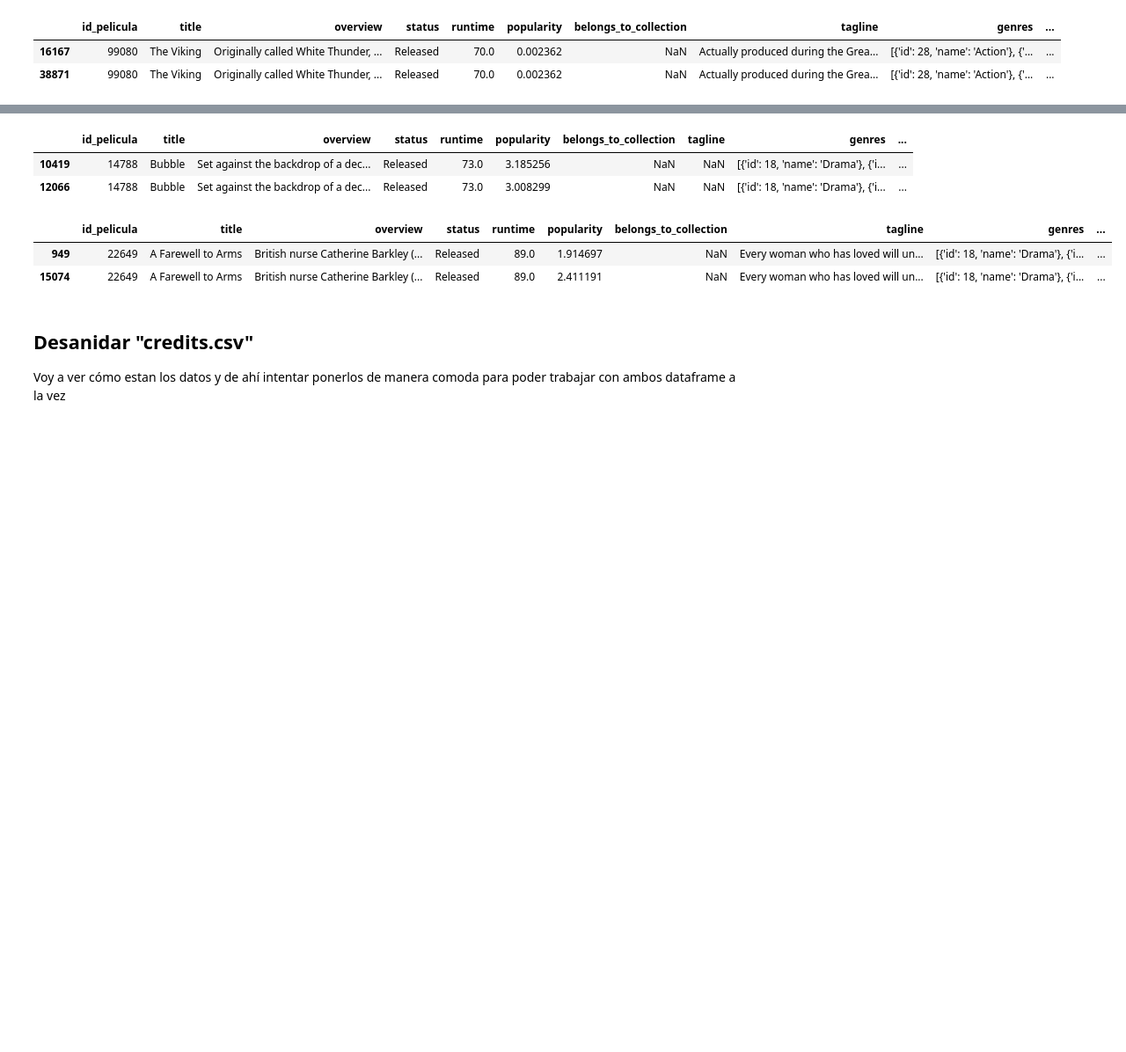
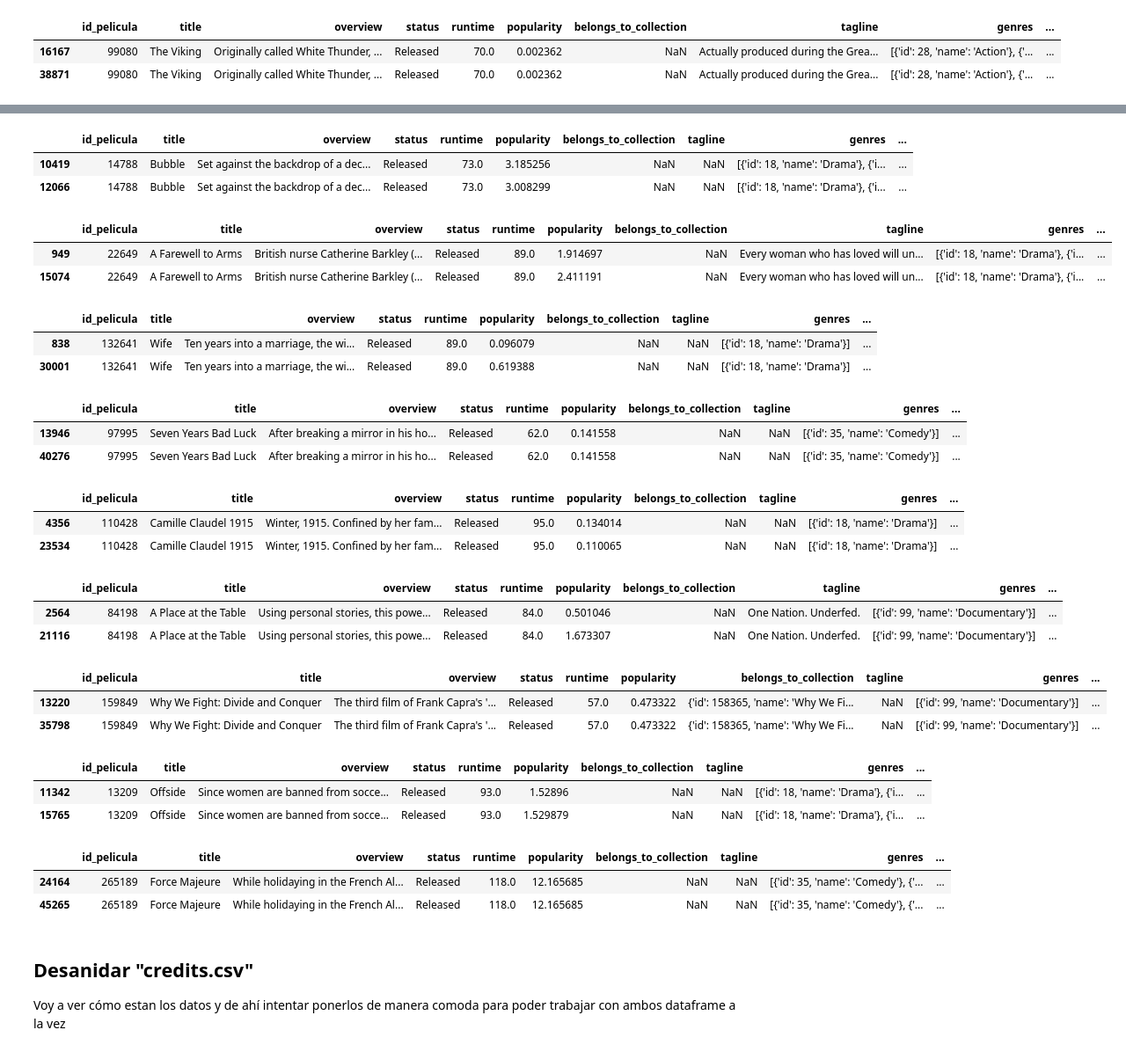
Before and after one commit to A-Lasso/Proyecto_Individual1, a Jupyter notebook: ETL.ipynb, the cells around one changed output, grey strips where cells are left out. Shown at 88% size. Drawn from its saved outputs; the diff is of its cells as text; code cells hidden in the pictures; blank space fills up the shorter version.

```diff
--- a/ETL.ipynb
+++ b/ETL.ipynb
@@ -340,18 +342,65 @@ data[data['id_pelicula']==12600]
 |  | id_pelicula | title | overview | status | runtime | popularity | belongs_to_collection | tagline | genres | ... |
 | 5535 | 12600 | Pokémon 4Ever: Celebi - Voice of ... | All your favorite Pokémon charact... | Released | 75.0 | 7.072301 | {'id': 34055, 'name': 'Pokémon Co... | NaN | [{'id': 12, 'name': 'Adventure'},... | ... |
 | 44826 | 12600 | Pokémon 4Ever: Celebi - Voice of ... | All your favorite Pokémon charact... | Released | 75.0 | 6.080108 | {'id': 34055, 'name': 'Pokémon Co... | NaN | [{'id': 12, 'name': 'Adventure'},... | ... |
+# %%
+data[data['id_pelicula']==14788]
+# Diferencia en popularidad
+# %% [output]
+|  | id_pelicula | title | overview | status | runtime | popularity | belongs_to_collection | tagline | genres | ... |
+| 10419 | 14788 | Bubble | Set against the backdrop of a dec... | Released | 73.0 | 3.185256 | NaN | NaN | [{'id': 18, 'name': 'Drama'}, {'i... | ... |
+| 12066 | 14788 | Bubble | Set against the backdrop of a dec... | Released | 73.0 | 3.008299 | NaN | NaN | [{'id': 18, 'name': 'Drama'}, {'i... | ... |
+# %%
+data[data['id_pelicula']==22649]
+# Diferencia en popularidad
+# %% [output]
+|  | id_pelicula | title | overview | status | runtime | popularity | belongs_to_collection | tagline | genres | ... |
+| 949 | 22649 | A Farewell to Arms | British nurse Catherine Barkley (... | Released | 89.0 | 1.914697 | NaN | Every woman who has loved will un... | [{'id': 18, 'name': 'Drama'}, {'i... | ... |
+| 15074 | 22649 | A Farewell to Arms | British nurse Catherine Barkley (... | Released | 89.0 | 2.411191 | NaN | Every woman who has loved will un... | [{'id': 18, 'name': 'Drama'}, {'i... | ... |
+# %%
+data[data['id_pelicula']==132641]
+# distinta popularidad
+# %% [output]
+|  | id_pelicula | title | overview | status | runtime | popularity | belongs_to_collection | tagline | genres | ... |
+| 838 | 132641 | Wife | Ten years into a marriage, the wi... | Released | 89.0 | 0.096079 | NaN | NaN | [{'id': 18, 'name': 'Drama'}] | ... |
+| 30001 | 132641 | Wife | Ten years into a marriage, the wi... | Released | 89.0 | 0.619388 | NaN | NaN | [{'id': 18, 'name': 'Drama'}] | ... |
+# %%
+data[data['id_pelicula']==97995]
+# iguales(muy probablemente una pequeña diferencia en los strings de descripción)
+# %% [output]
+|  | id_pelicula | title | overview | status | runtime | popularity | belongs_to_collection | tagline | genres | ... |
+| 13946 | 97995 | Seven Years Bad Luck | After breaking a mirror in his ho... | Released | 62.0 | 0.141558 | NaN | NaN | [{'id': 35, 'name': 'Comedy'}] | ... |
+| 40276 | 97995 | Seven Years Bad Luck | After breaking a mirror in his ho... | Released | 62.0 | 0.141558 | NaN | NaN | [{'id': 35, 'name': 'Comedy'}] | ... |
+# %%
+data[data['id_pelicula']==110428]
+# Diferencia de popularidad
+# %% [output]
+|  | id_pelicula | title | overview | status | runtime | popularity | belongs_to_collection | tagline | genres | ... |
+| 4356 | 110428 | Camille Claudel 1915 | Winter, 1915. Confined by her fam... | Released | 95.0 | 0.134014 | NaN | NaN | [{'id': 18, 'name': 'Drama'}] | ... |
+| 23534 | 110428 | Camille Claudel 1915 | Winter, 1915. Confined by her fam... | Released | 95.0 | 0.110065 | NaN | NaN | [{'id': 18, 'name': 'Drama'}] | ... |
 # %%
-data[data['id_pelicula']==14788]
+data[data['id_pelicula']==84198]
 # %% [output]
 |  | id_pelicula | title | overview | status | runtime | popularity | belongs_to_collection | tagline | genres | ... |
-| 10419 | 14788 | Bubble | Set against the backdrop of a dec... | Released | 73.0 | 3.185256 | NaN | NaN | [{'id': 18, 'name': 'Drama'}, {'i... | ... |
-| 12066 | 14788 | Bubble | Set against the backdrop of a dec... | Released | 73.0 | 3.008299 | NaN | NaN | [{'id': 18, 'name': 'Drama'}, {'i... | ... |
+| 2564 | 84198 | A Place at the Table | Using personal stories, this powe... | Released | 84.0 | 0.501046 | NaN | One Nation. Underfed. | [{'id': 99, 'name': 'Documentary'}] | ... |
+| 21116 | 84198 | A Place at the Table | Using personal stories, this powe... | Released | 84.0 | 1.673307 | NaN | One Nation. Underfed. | [{'id': 99, 'name': 'Documentary'}] | ... |
 # %%
-data[data['id_pelicula']==22649]
+data[data['id_pelicula']==159849    ]
 # %% [output]
 |  | id_pelicula | title | overview | status | runtime | popularity | belongs_to_collection | tagline | genres | ... |
-| 949 | 22649 | A Farewell to Arms | British nurse Catherine Barkley (... | Released | 89.0 | 1.914697 | NaN | Every woman who has loved will un... | [{'id': 18, 'name': 'Drama'}, {'i... | ... |
-| 15074 | 22649 | A Farewell to Arms | British nurse Catherine Barkley (... | Released | 89.0 | 2.411191 | NaN | Every woman who has loved will un... | [{'id': 18, 'name': 'Drama'}, {'i... | ... |
+| 13220 | 159849 | Why We Fight: Divide and Conquer | The third film of Frank Capra's '... | Released | 57.0 | 0.473322 | {'id': 158365, 'name': 'Why We Fi... | NaN | [{'id': 99, 'name': 'Documentary'}] | ... |
+| 35798 | 159849 | Why We Fight: Divide and Conquer | The third film of Frank Capra's '... | Released | 57.0 | 0.473322 | {'id': 158365, 'name': 'Why We Fi... | NaN | [{'id': 99, 'name': 'Documentary'}] | ... |
+# %%
+data[data['id_pelicula']==13209 ]
+# %% [output]
+|  | id_pelicula | title | overview | status | runtime | popularity | belongs_to_collection | tagline | genres | ... |
+| 11342 | 13209 | Offside | Since women are banned from socce... | Released | 93.0 | 1.52896 | NaN | NaN | [{'id': 18, 'name': 'Drama'}, {'i... | ... |
+| 15765 | 13209 | Offside | Since women are banned from socce... | Released | 93.0 | 1.529879 | NaN | NaN | [{'id': 18, 'name': 'Drama'}, {'i... | ... |
+# %%
+data[data['id_pelicula']==265189  ]
+# %% [output]
+|  | id_pelicula | title | overview | status | runtime | popularity | belongs_to_collection | tagline | genres | ... |
+| 24164 | 265189 | Force Majeure | While holidaying in the French Al... | Released | 118.0 | 12.165685 | NaN | NaN | [{'id': 35, 'name': 'Comedy'}, {'... | ... |
+| 45265 | 265189 | Force Majeure | While holidaying in the French Al... | Released | 118.0 | 12.165685 | NaN | NaN | [{'id': 35, 'name': 'Comedy'}, {'... | ... |
 # %% [markdown]
 ## Desanidar "credits.csv"
 Voy a ver cómo estan los datos y de ahí intentar ponerlos de manera comoda para poder trabajar con ambos dataframe a la vez
```
Also changed, not shown: parts of 6 cells of this notebook, 2 other files.
